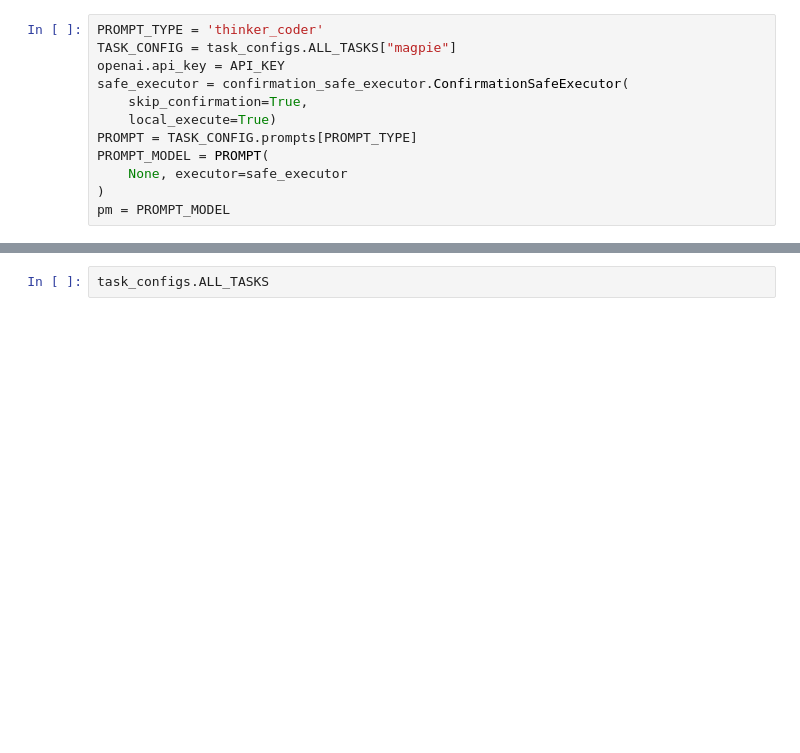
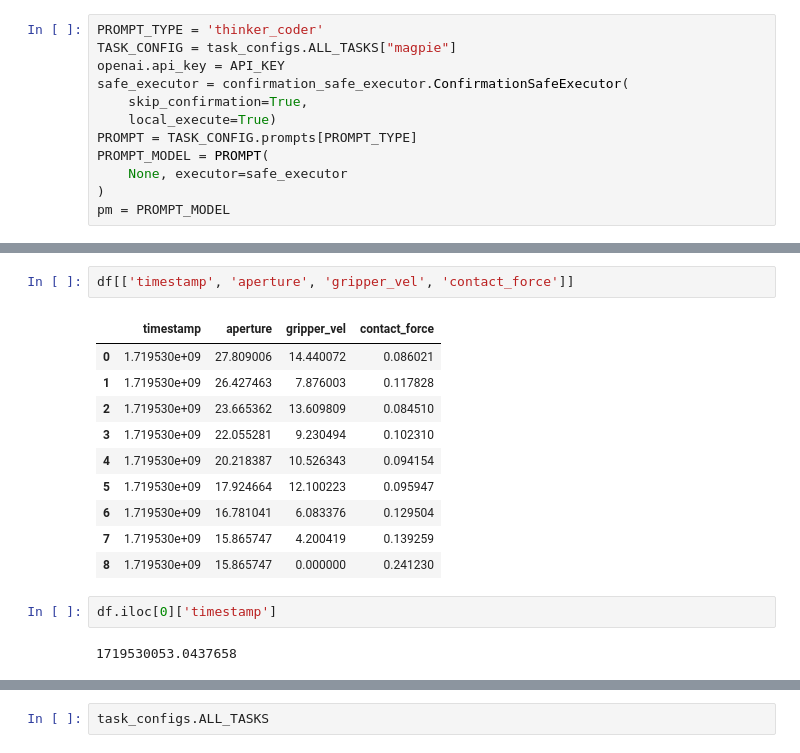
Before and after one commit to correlllab/MAGPIE, a Jupyter notebook: webserver/test.ipynb, the cells around one changed output, grey strips where cells are left out. Saved outputs shown, nothing was run; the diff lists cells and outputs as text; blank space fills up the shorter version.

```diff
--- a/webserver/test.ipynb
+++ b/webserver/test.ipynb
@@ -149,0 +141,17 @@ ast.literal_eval(sep[-2])
+# %%
+df[['timestamp', 'aperture', 'gripper_vel', 'contact_force']]
+# %% [output]
+|  | timestamp | aperture | gripper_vel | contact_force |
+| 0 | 1.719530e+09 | 27.809006 | 14.440072 | 0.086021 |
+| 1 | 1.719530e+09 | 26.427463 | 7.876003 | 0.117828 |
+| 2 | 1.719530e+09 | 23.665362 | 13.609809 | 0.084510 |
+| 3 | 1.719530e+09 | 22.055281 | 9.230494 | 0.102310 |
+| 4 | 1.719530e+09 | 20.218387 | 10.526343 | 0.094154 |
+| 5 | 1.719530e+09 | 17.924664 | 12.100223 | 0.095947 |
+| 6 | 1.719530e+09 | 16.781041 | 6.083376 | 0.129504 |
+| 7 | 1.719530e+09 | 15.865747 | 4.200419 | 0.139259 |
+| 8 | 1.719530e+09 | 15.865747 | 0.000000 | 0.241230 |
+# %%
+df.iloc[0]['timestamp']
+# %% [output]
+1719530053.0437658
```
Also changed, not shown: parts of 13 cells of this notebook, 1 other file.
